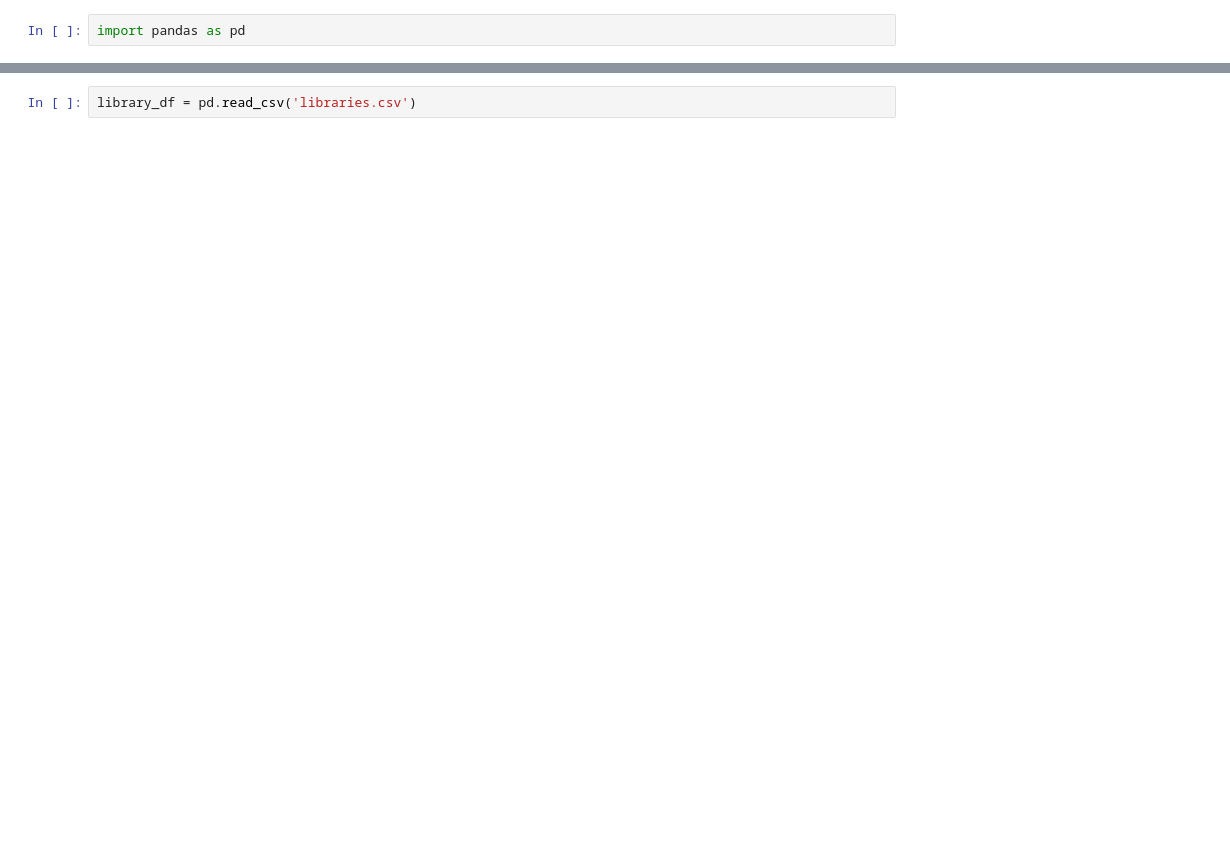
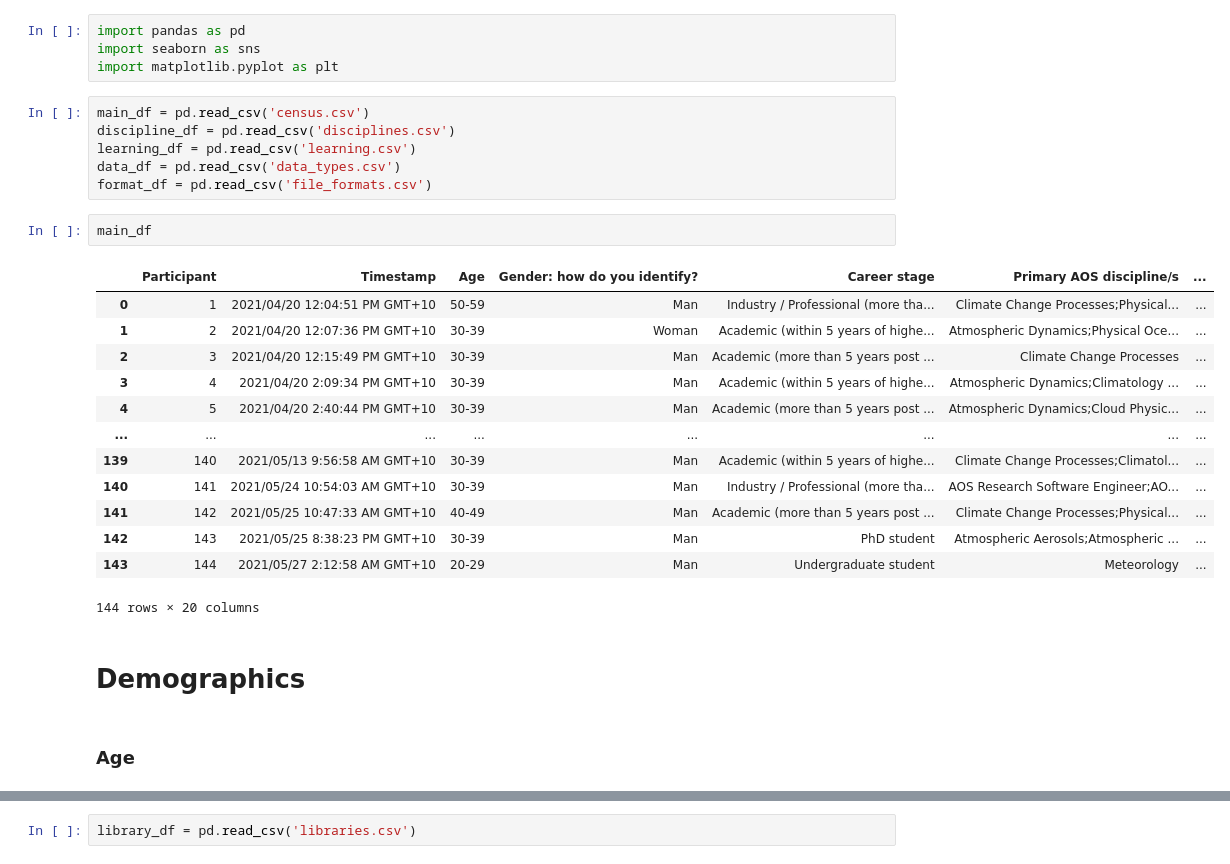
Before and after one commit to PyAOS/pyaos.github.io, a Jupyter notebook: census/census.ipynb, the cells around one changed output, grey strips where cells are left out. Cells and saved outputs as stored; diff of their text form; blank space fills up the shorter version.

Commit message:
Start data analysis

```diff
--- a/census/census.ipynb
+++ b/census/census.ipynb
@@ -1,2 +1,30 @@
 # %%
 import pandas as pd
+import seaborn as sns
+import matplotlib.pyplot as plt
+# %%
+main_df = pd.read_csv('census.csv')
+discipline_df = pd.read_csv('disciplines.csv')
+learning_df = pd.read_csv('learning.csv')
+data_df = pd.read_csv('data_types.csv')
+format_df = pd.read_csv('file_formats.csv')
+# %%
+main_df
+# %% [output]
+|  | Participant | Timestamp | Age | Gender: how do you identify? | Career stage | Primary AOS discipline/s | ... |
+| 0 | 1 | 2021/04/20 12:04:51 PM GMT+10 | 50-59 | Man | Industry / Professional (more tha... | Climate Change Processes;Physical... | ... |
+| 1 | 2 | 2021/04/20 12:07:36 PM GMT+10 | 30-39 | Woman | Academic (within 5 years of highe... | Atmospheric Dynamics;Physical Oce... | ... |
+| 2 | 3 | 2021/04/20 12:15:49 PM GMT+10 | 30-39 | Man | Academic (more than 5 years post ... | Climate Change Processes | ... |
+| 3 | 4 | 2021/04/20 2:09:34 PM GMT+10 | 30-39 | Man | Academic (within 5 years of highe... | Atmospheric Dynamics;Climatology ... | ... |
+| 4 | 5 | 2021/04/20 2:40:44 PM GMT+10 | 30-39 | Man | Academic (more than 5 years post ... | Atmospheric Dynamics;Cloud Physic... | ... |
+| ... | ... | ... | ... | ... | ... | ... | ... |
+| 139 | 140 | 2021/05/13 9:56:58 AM GMT+10 | 30-39 | Man | Academic (within 5 years of highe... | Climate Change Processes;Climatol... | ... |
+| 140 | 141 | 2021/05/24 10:54:03 AM GMT+10 | 30-39 | Man | Industry / Professional (more tha... | AOS Research Software Engineer;AO... | ... |
+| 141 | 142 | 2021/05/25 10:47:33 AM GMT+10 | 40-49 | Man | Academic (more than 5 years post ... | Climate Change Processes;Physical... | ... |
+| 142 | 143 | 2021/05/25 8:38:23 PM GMT+10 | 30-39 | Man | PhD student | Atmospheric Aerosols;Atmospheric ... | ... |
+| 143 | 144 | 2021/05/27 2:12:58 AM GMT+10 | 20-29 | Man | Undergraduate student | Meteorology | ... |
+144 rows × 20 columns
+# %% [markdown]
+# Demographics
+# %% [markdown]
+### Age
```
Also changed, not shown: parts of 37 cells of this notebook, 2 other files.
